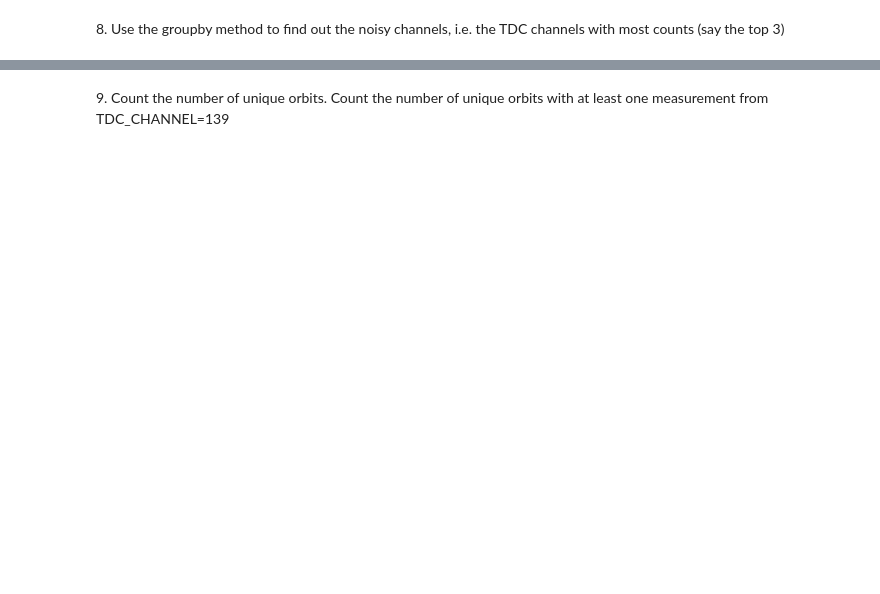
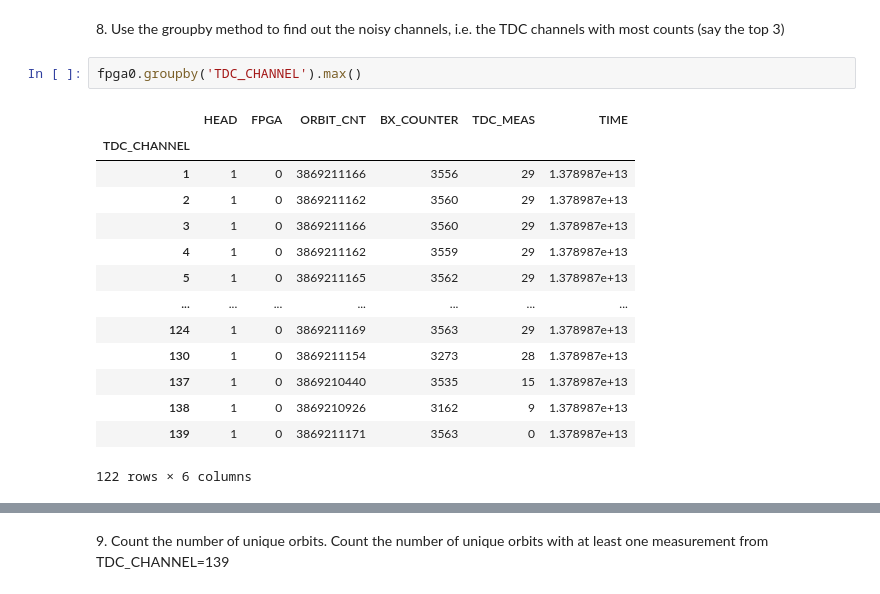
Before and after one commit to GiacomoDiPrima/LaboratoryOfComputationalPhysics_Y5, a Jupyter notebook: 06ex_Pandas.ipynb, the cells around one changed output, grey strips where cells are left out. Drawn from its saved outputs; the diff is of its cells as text; blank space fills up the shorter version.

```diff
--- a/06ex_Pandas.ipynb
+++ b/06ex_Pandas.ipynb
@@ -138,2 +137,19 @@ plt.show()
 # %% [markdown]
 8\. Use the groupby method to find out the noisy channels, i.e. the TDC channels with most counts (say the top 3)
+# %%
+fpga0.groupby('TDC_CHANNEL').max()
+# %% [output]
+|  | HEAD | FPGA | ORBIT_CNT | BX_COUNTER | TDC_MEAS | TIME |
+| TDC_CHANNEL |  |  |  |  |  |  |
+| 1 | 1 | 0 | 3869211166 | 3556 | 29 | 1.378987e+13 |
+| 2 | 1 | 0 | 3869211162 | 3560 | 29 | 1.378987e+13 |
+| 3 | 1 | 0 | 3869211166 | 3560 | 29 | 1.378987e+13 |
+| 4 | 1 | 0 | 3869211162 | 3559 | 29 | 1.378987e+13 |
+| 5 | 1 | 0 | 3869211165 | 3562 | 29 | 1.378987e+13 |
+| ... | ... | ... | ... | ... | ... | ... |
+| 124 | 1 | 0 | 3869211169 | 3563 | 29 | 1.378987e+13 |
+| 130 | 1 | 0 | 3869211154 | 3273 | 28 | 1.378987e+13 |
+| 137 | 1 | 0 | 3869210440 | 3535 | 15 | 1.378987e+13 |
+| 138 | 1 | 0 | 3869210926 | 3162 | 9 | 1.378987e+13 |
+| 139 | 1 | 0 | 3869211171 | 3563 | 0 | 1.378987e+13 |
+122 rows × 6 columns
```
Also changed, not shown: parts of 10 cells of this notebook.
